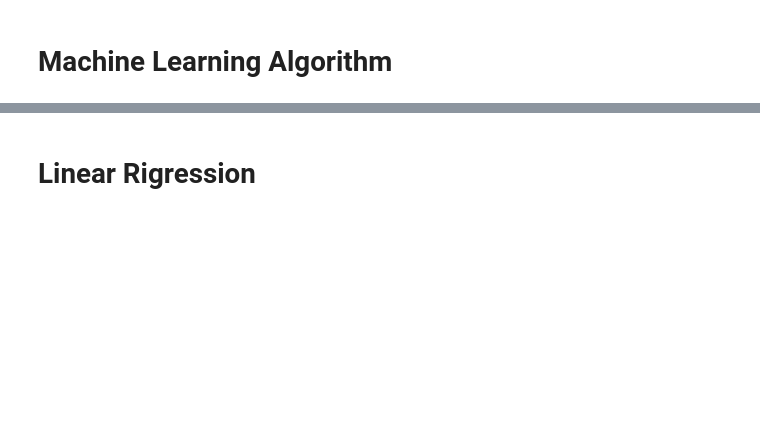
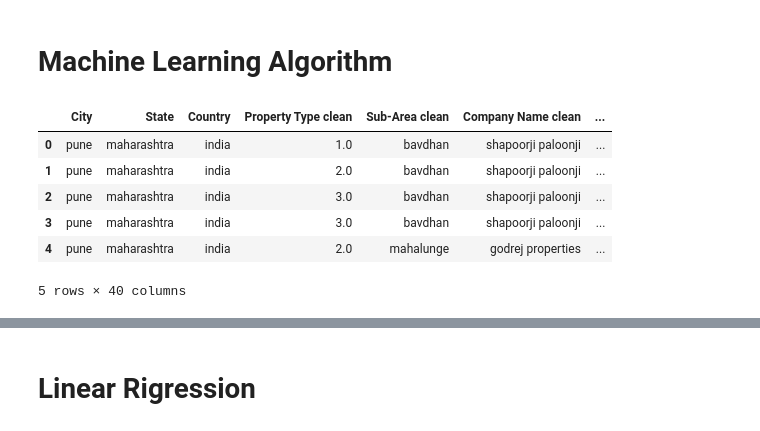
Before and after one commit to M-S-ALAM/Real-Estate-Price-Prediction, a Jupyter notebook: Machine_Learning_Algorithm_Building.ipynb, the cells around one changed output, grey strips where cells are left out. Saved outputs shown, nothing was run; the diff lists cells and outputs as text; code cells hidden in the pictures; blank space fills up the shorter version.

```diff
--- a/Machine_Learning_Algorithm_Building.ipynb
+++ b/Machine_Learning_Algorithm_Building.ipynb
@@ -5,0 +8,11 @@ import numpy as np
+# %%
+data_cv = pd.read_csv('inputs/real_estate_model_cv.csv')
+data_cv.head()
+# %% [output]
+|  | City | State | Country | Property Type clean | Sub-Area clean | Company Name clean | ... |
+| 0 | pune | maharashtra | india | 1.0 | bavdhan | shapoorji paloonji | ... |
+| 1 | pune | maharashtra | india | 2.0 | bavdhan | shapoorji paloonji | ... |
+| 2 | pune | maharashtra | india | 3.0 | bavdhan | shapoorji paloonji | ... |
+| 3 | pune | maharashtra | india | 3.0 | bavdhan | shapoorji paloonji | ... |
+| 4 | pune | maharashtra | india | 2.0 | mahalunge | godrej properties | ... |
+5 rows × 40 columns
```
Also changed, not shown: parts of 26 cells of this notebook, 5 other files.
